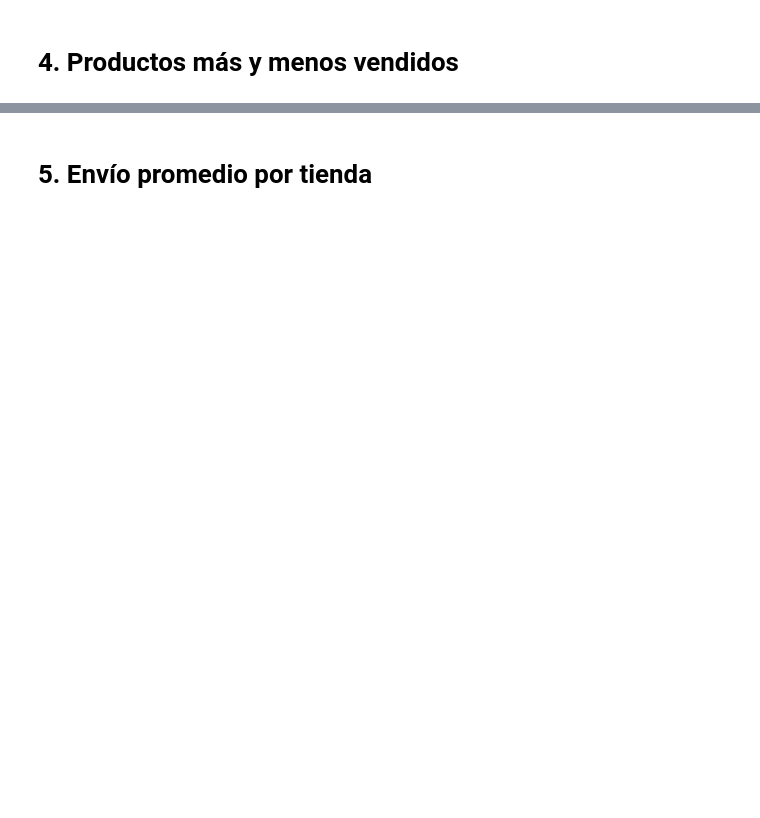
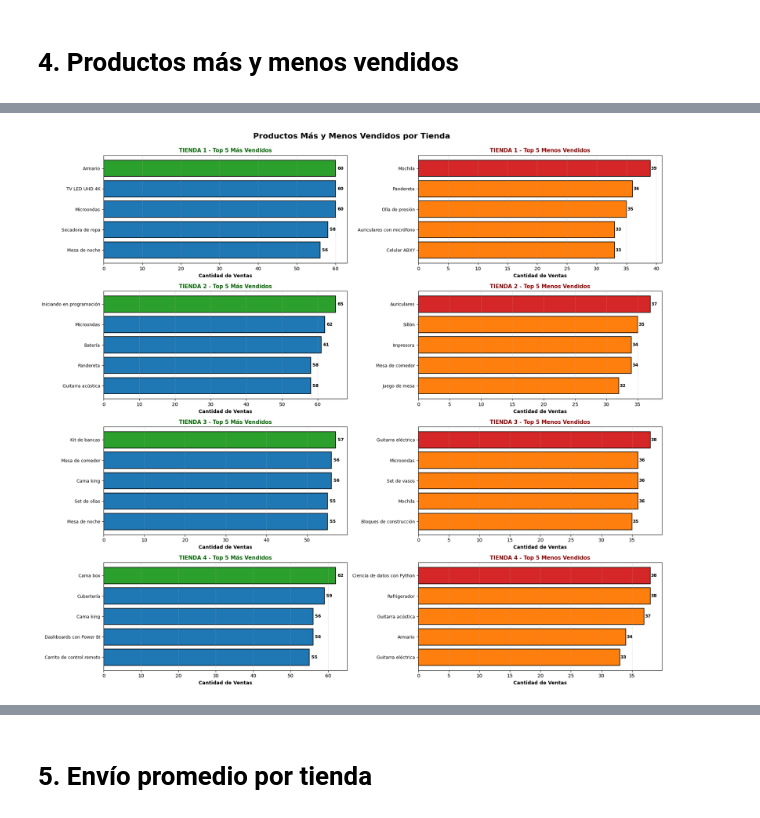
Before and after one commit to juandirodrib12/challenge1-data-science-latam, a Jupyter notebook: AluraStoreLatam.ipynb, the cells around one changed output, grey strips where cells are left out. Saved outputs shown, nothing was run; the diff lists cells and outputs as text; code cells hidden in the pictures; blank space fills up the shorter version.

```diff
--- a/AluraStoreLatam.ipynb
+++ b/AluraStoreLatam.ipynb
@@ -208,0 +349,63 @@ Tienda 4: Muebles (480 ventas)
+# %%
+# Visualización de productos más y menos vendidos
+fig, axes = plt.subplots(4, 2, figsize=(18, 16))
+fig.suptitle('Productos Más y Menos Vendidos por Tienda', fontsize=16, fontweight='bold', y=0.995)
+
+tiendas_data = [
+    ('TIENDA 1', prod_tienda1, 0),
+    ('TIENDA 2', prod_tienda2, 1),
+    ('TIENDA 3', prod_tienda3, 2),
+    ('TIENDA 4', prod_tienda4, 3)
+]
+
+for tienda_name, prod_data, idx in tiendas_data:
+    # Top 5 más vendidos
+    top_5 = prod_data.head(5)
+    ax_top = axes[idx, 0]
+    colores_top = ['#2ca02c' if i == 0 else '#1f77b4' for i in range(len(top_5))]
+    ax_top.barh(range(len(top_5)), top_5['Cantidad de Ventas'].values, color=colores_top, edgecolor='black', linewidth=1.2)
+    ax_top.set_yticks(range(len(top_5)))
+    ax_top.set_yticklabels(top_5['Producto'].values, fontsize=9)
+    ax_top.set_xlabel('Cantidad de Ventas', fontsize=10, fontweight='bold')
+    ax_top.set_title(f'{tienda_name} - Top 5 Más Vendidos', fontsize=11, fontweight='bold', color='darkgreen')
+    ax_top.grid(axis='x', alpha=0.3)
+    ax_top.invert_yaxis()
+
+    # Agregar valores
+    for i, v in enumerate(top_5['Cantidad de Ventas'].values):
+        ax_top.text(v + 0.5, i, str(int(v)), va='center', fontweight='bold', fontsize=9)
+
+    # Top 5 menos vendidos
+    bottom_5 = prod_data.tail(5).sort_values('Cantidad de Ventas', ascending=True)
+    ax_bottom = axes[idx, 1]
+    colores_bottom = ['#d62728' if i == len(bottom_5)-1 else '#ff7f0e' for i in range(len(bottom_5))]
+    ax_bottom.barh(range(len(bottom_5)), bottom_5['Cantidad de Ventas'].values, color=colores_bottom, edgecolor='black', linewidth=1.2)
+    ax_bottom.set_yticks(range(len(bottom_5)))
+    ax_bottom.set_yticklabels(bottom_5['Producto'].values, fontsize=9)
+    ax_bottom.set_xlabel('Cantidad de Ventas', fontsize=10, fontweight='bold')
+    ax_bottom.set_title(f'{tienda_name} - Top 5 Menos Vendidos', fontsize=11, fontweight='bold', color='darkred')
+    ax_bottom.grid(axis='x', alpha=0.3)
+
+    # Agregar valores
+    for i, v in enumerate(bottom_5['Cantidad de Ventas'].values):
+        ax_bottom.text(v + 0.1, i, str(int(v)), va='center', fontweight='bold', fontsize=9)
+
+plt.tight_layout()
+plt.show()
+
+# Resumen general
+print("\n" + "="*80)
+print("RESUMEN - PRODUCTOS ESTRELLA POR TIENDA")
+print("="*80)
+for tienda_name, prod_data, _ in tiendas_data:
+    producto_top = prod_data.iloc[0]['Producto']
+    ventas_top = prod_data.iloc[0]['Cantidad de Ventas']
+    producto_bottom = prod_data.iloc[-1]['Producto']
+    ventas_bottom = prod_data.iloc[-1]['Cantidad de Ventas']
+
+    print(f"\n{tienda_name}:")
+    print(f"  ー Producto MÁS vendido: {producto_top} ({ventas_top} unidades)")
+    print(f"  ー Producto MENOS vendido: {producto_bottom} ({ventas_bottom} unidades)")
+print("="*80)
+# %% [output]
+[figure, added]
```
Also changed, not shown: parts of 6 cells of this notebook.
